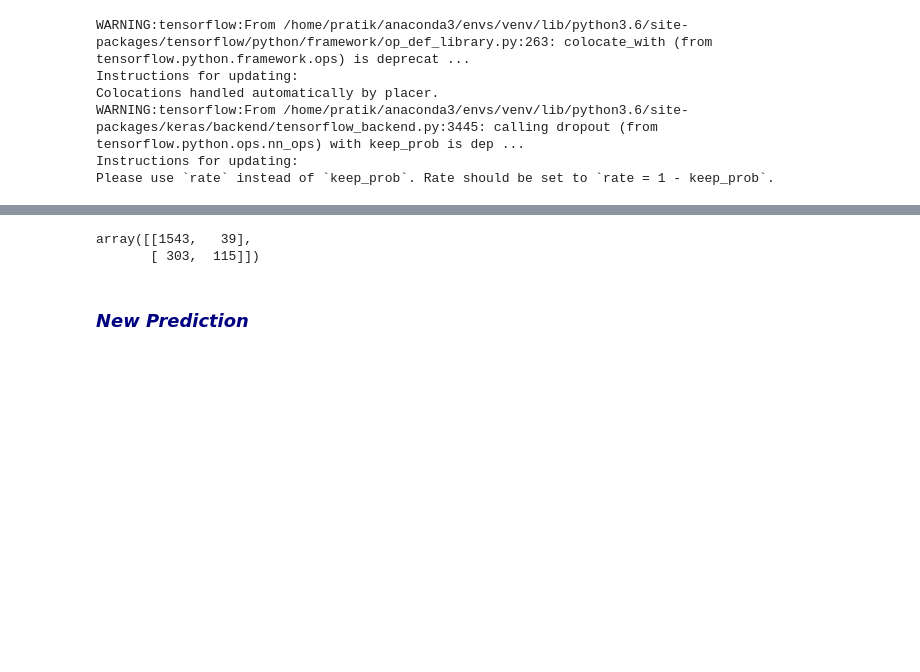
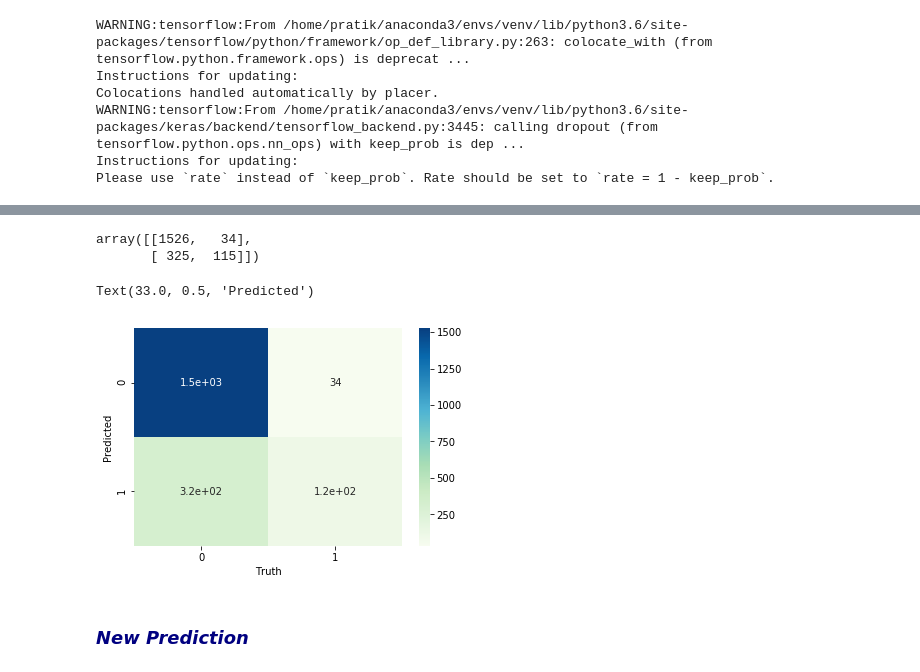
Before and after one commit to pratik-1999/Churn_Model, a Jupyter notebook: Churn Model.ipynb, the cells around one changed output, grey strips where cells are left out. Saved outputs shown, nothing was run; the diff lists cells and outputs as text; code cells hidden in the pictures; blank space fills up the shorter version.

```diff
--- a/Churn Model.ipynb
+++ b/Churn Model.ipynb
@@ -110,6 +108,14 @@ Colocations handled automatically by placer.
 WARNING:tensorflow:From /home/pratik/anaconda3/envs/venv/lib/python3.6/site-packages/keras/backend/tensorflow_backend.py:3445: calling dropout (from tensorflow.python.ops.nn_ops) with keep_prob is dep ...
 Instructions for updating:
 Please use `rate` instead of `keep_prob`. Rate should be set to `rate = 1 - keep_prob`.
+# %%
+class MyCallBack(keras.callbacks.Callback):
+    def on_epoch_end(self, epoch, logs = {}):
+        if (np.abs(logs.get('acc') - logs.get('val_acc')) > 0.01):
+            print("\n Differences in Validation and training accuracies increasing, so cancelling training!")
+            self.model.stop_training = True
+# %%
+callback = MyCallBack()
 # %%
-classifier.fit(x_train, y_train, batch_size=50, epochs=150, validation_split=0.2, shuffle = True)
+classifier.fit(x_train, y_train, batch_size=50, epochs=150, validation_split=0.2, shuffle = True, callbacks=[callback])
 # %% [output]
@@ -141,8 +147,15 @@ cm = confusion_matrix(y_test, y_pred)
 # %%
 cm
 # %% [output]
-array([[1543,   39],
-       [ 303,  115]])
+array([[1526,   34],
+       [ 325,  115]])
+# %%
+sea.heatmap(cm, annot= True, cmap='GnBu')
+plt.xlabel('Truth')
+plt.ylabel('Predicted')
+# %% [output]
+Text(33.0, 0.5, 'Predicted')
+[figure, added]
 # %% [markdown]
 ### <font color = Navy >_New Prediction_</font>
 # %% [markdown]
```
Also changed, not shown: parts of 22 cells of this notebook, 1 other file.
